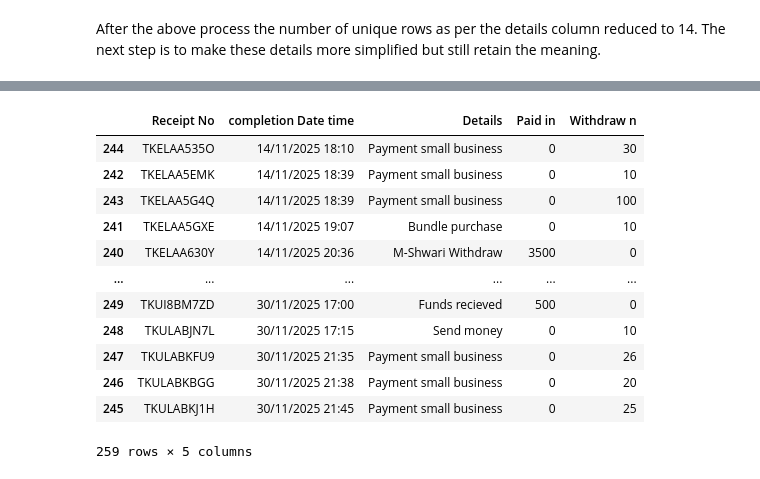
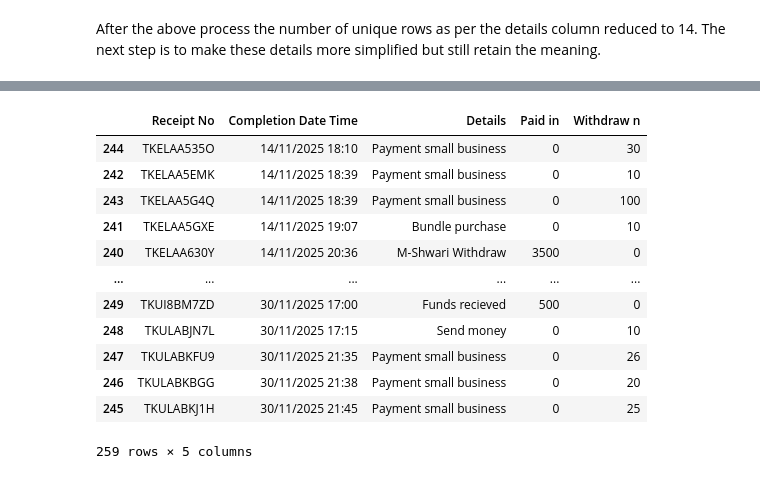
Before and after one commit to Alfred-142/Project_one, a Jupyter notebook: statements_data_cleaning.ipynb, the cells around one changed output, grey strips where cells are left out. Drawn from its saved outputs; the diff is of its cells as text; code cells hidden in the pictures.

```diff
--- a/statements_data_cleaning.ipynb
+++ b/statements_data_cleaning.ipynb
@@ -120,10 +120,10 @@ df.head()
 df = df.drop(columns=["Balance"])
 # %%
 # sort by the completion date column
-df = df.sort_values(by="completion Date time", ascending=True)
+df = df.sort_values(by="Completion Date Time", ascending=True)
 df
 # %% [output]
-|  | Receipt No | completion Date time | Details | Paid in | Withdraw n |
+|  | Receipt No | Completion Date Time | Details | Paid in | Withdraw n |
 | 244 | TKELAA535O | 14/11/2025 18:10 | Payment small business | 0 | 30 |
 | 242 | TKELAA5EMK | 14/11/2025 18:39 | Payment small business | 0 | 10 |
 | 243 | TKELAA5G4Q | 14/11/2025 18:39 | Payment small business | 0 | 100 |
```
Also changed, not shown: parts of 29 cells of this notebook.
